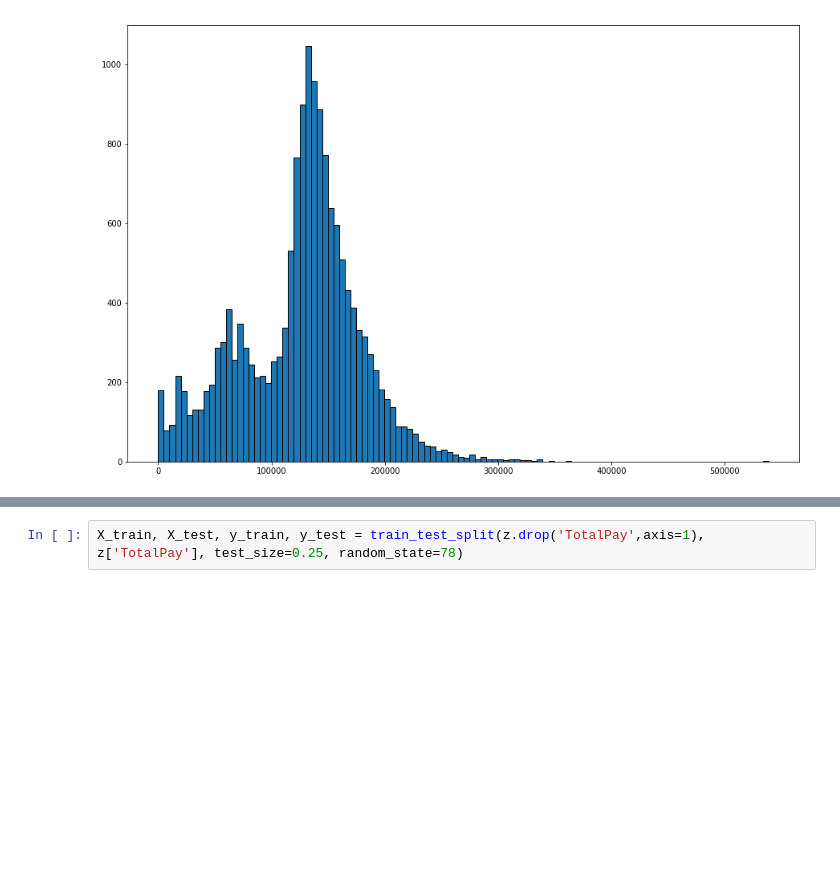
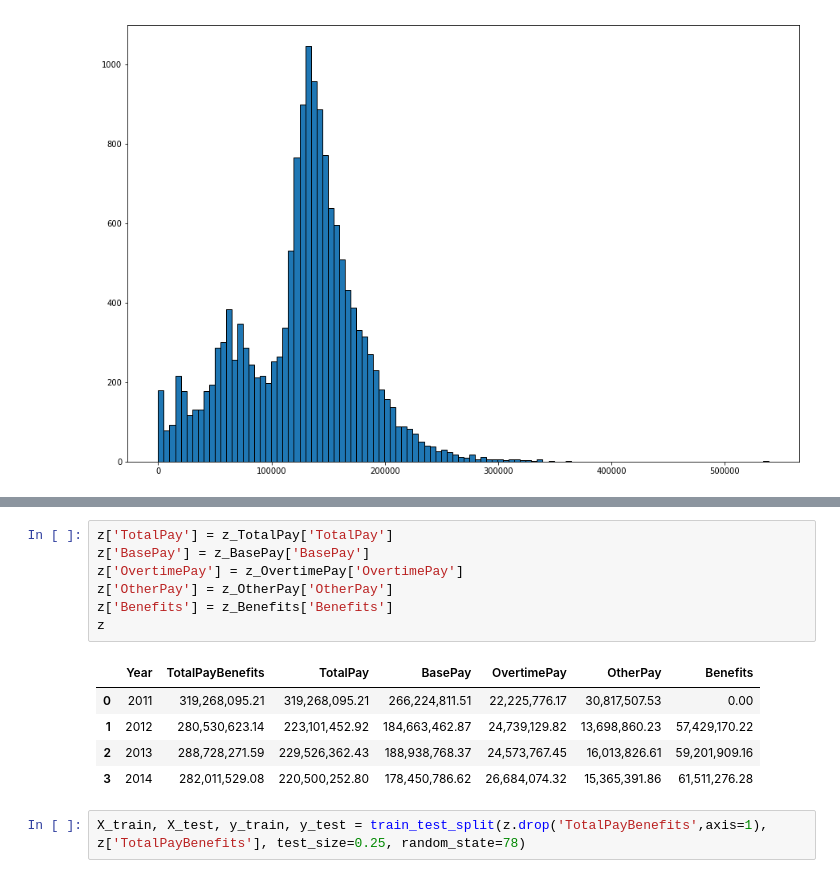
Before and after one commit to ilfun/Final_Project, a Jupyter notebook: Final_file.ipynb, the cells around one changed output, grey strips where cells are left out. Drawn from its saved outputs; the diff is of its cells as text; blank space fills up the shorter version.

```diff
--- a/Final_file-Copy4.ipynb
+++ b/Final_file.ipynb
@@ -226,5 +234,18 @@ z
+# %%
+z['TotalPay'] = z_TotalPay['TotalPay']
+z['BasePay'] = z_BasePay['BasePay']
+z['OvertimePay'] = z_OvertimePay['OvertimePay']
+z['OtherPay'] = z_OtherPay['OtherPay']
+z['Benefits'] = z_Benefits['Benefits']
+z
+# %% [output]
+|  | Year | TotalPayBenefits | TotalPay | BasePay | OvertimePay | OtherPay | Benefits |
+| 0 | 2011 | 319,268,095.21 | 319,268,095.21 | 266,224,811.51 | 22,225,776.17 | 30,817,507.53 | 0.00 |
+| 1 | 2012 | 280,530,623.14 | 223,101,452.92 | 184,663,462.87 | 24,739,129.82 | 13,698,860.23 | 57,429,170.22 |
+| 2 | 2013 | 288,728,271.59 | 229,526,362.43 | 188,938,768.37 | 24,573,767.45 | 16,013,826.61 | 59,201,909.16 |
+| 3 | 2014 | 282,011,529.08 | 220,500,252.80 | 178,450,786.62 | 26,684,074.32 | 15,365,391.86 | 61,511,276.28 |
 # %%
-X_train, X_test, y_train, y_test = train_test_split(z.drop('TotalPay',axis=1), z['TotalPay'], test_size=0.25, random_state=78)
+X_train, X_test, y_train, y_test = train_test_split(z.drop('TotalPayBenefits',axis=1), z['TotalPayBenefits'], test_size=0.25, random_state=78)
 # %%
 reg = LinearRegression().fit(X_train, y_train)
 pred = reg.predict(X_test)
```
Also changed, not shown: parts of 18 cells of this notebook, 1 other file.
